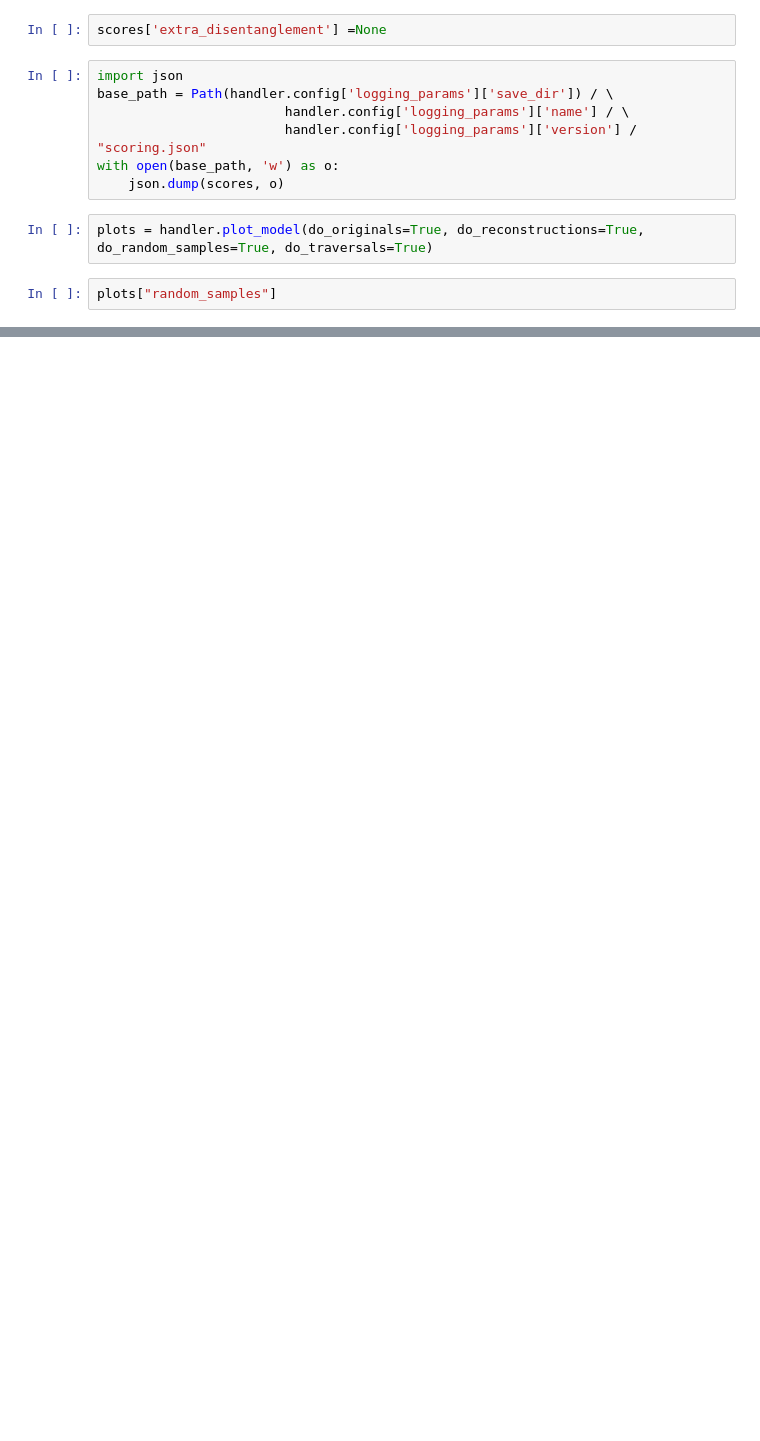
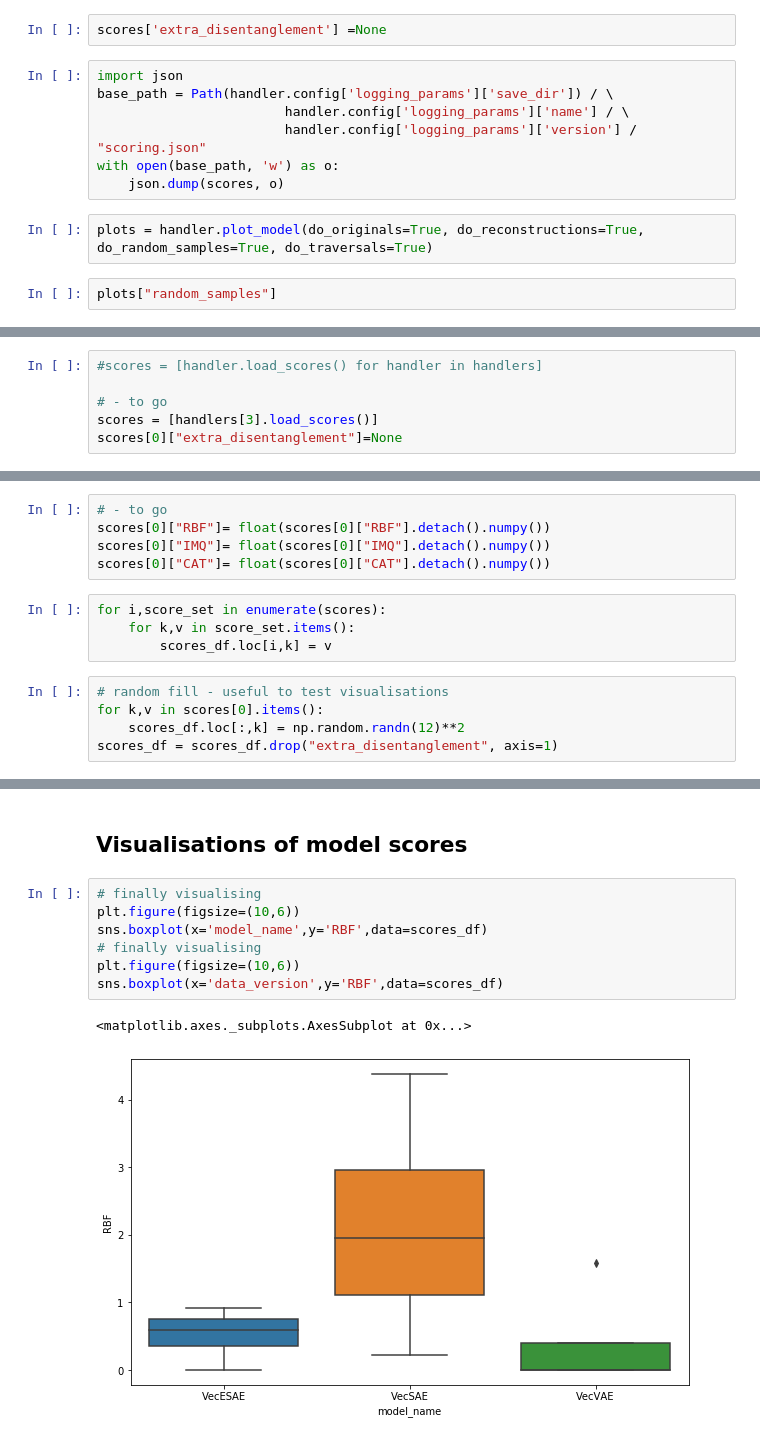
Before and after one commit to GiuliaLanzillotta/CausalAE, a Jupyter notebook: visualisations/test_features.ipynb, the cells around one changed output, grey strips where cells are left out. Saved outputs shown, nothing was run; the diff lists cells and outputs as text; blank space fills up the shorter version.

Commit message:
fixed problems with SynthVec + designed visualisations

```diff
--- a/visualisations/test_features.ipynb
+++ b/visualisations/test_features.ipynb
@@ -272,0 +146,6 @@ VecESAE model loaded.
+# %%
+#scores = [handler.load_scores() for handler in handlers]
+
+# - to go
+scores = [handlers[3].load_scores()]
+scores[0]["extra_disentanglement"]=None
@@ -272,0 +164,14 @@ VecESAE model loaded.
+# %%
+# - to go
+scores[0]["RBF"]= float(scores[0]["RBF"].detach().numpy())
+scores[0]["IMQ"]= float(scores[0]["IMQ"].detach().numpy())
+scores[0]["CAT"]= float(scores[0]["CAT"].detach().numpy())
+# %%
+for i,score_set in enumerate(scores):
+    for k,v in score_set.items():
+        scores_df.loc[i,k] = v
+# %%
+# random fill - useful to test visualisations
+for k,v in scores[0].items():
+    scores_df.loc[:,k] = np.random.randn(12)**2
+scores_df = scores_df.drop("extra_disentanglement", axis=1)
@@ -272,0 +194,12 @@ VecESAE model loaded.
+# %% [markdown]
+## Visualisations of model scores
+# %%
+# finally visualising
+plt.figure(figsize=(10,6))
+sns.boxplot(x='model_name',y='RBF',data=scores_df)
+# finally visualising
+plt.figure(figsize=(10,6))
+sns.boxplot(x='data_version',y='RBF',data=scores_df)
+# %% [output]
+<matplotlib.axes._subplots.AxesSubplot at 0x...>
+[figure, added]
```
Also changed, not shown: parts of 32 cells of this notebook, 15 other files.
